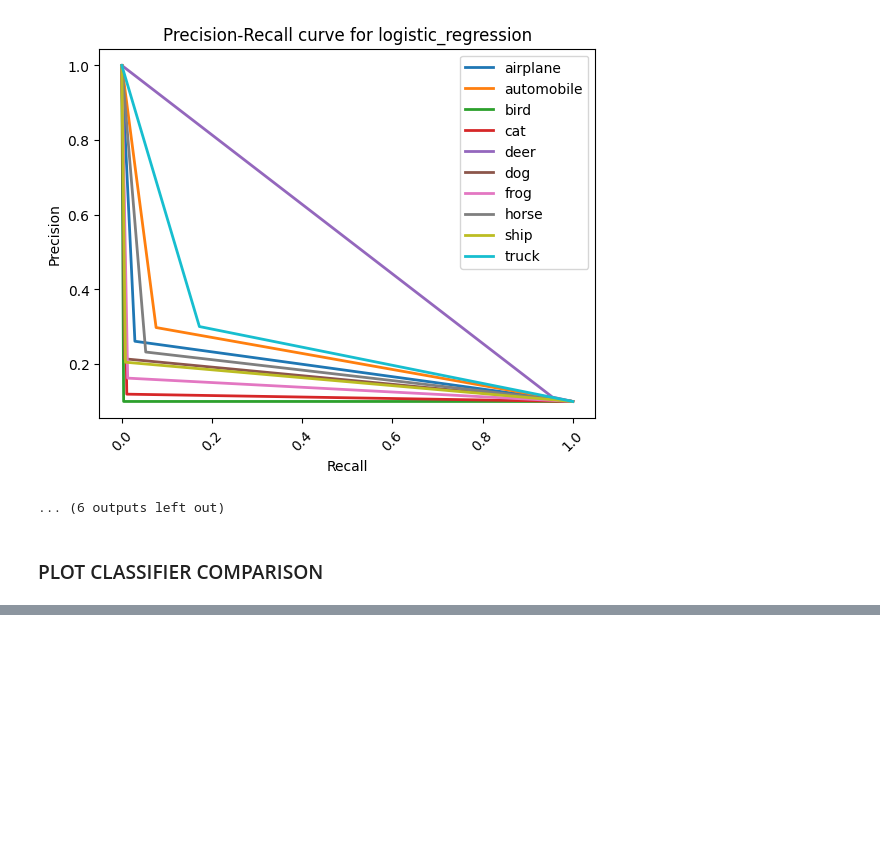
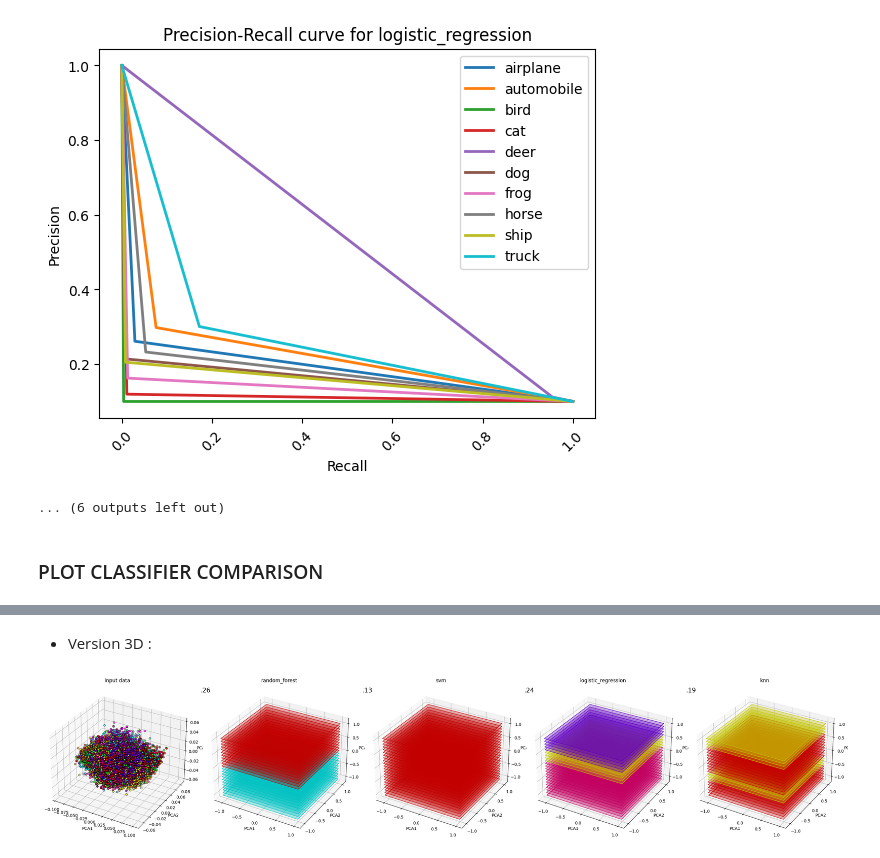
Before and after one commit to nicolas-bock/cifar_mlrf, a Jupyter notebook: notebooks/verif_steps.ipynb, the cells around one changed output, grey strips where cells are left out. Drawn from its saved outputs; the diff is of its cells as text; code cells hidden in the pictures; blank space fills up the shorter version.

```diff
--- a/notebooks/verif_steps.ipynb
+++ b/notebooks/verif_steps.ipynb
@@ -1146,0 +1175,69 @@ plt.show()
+# %% [markdown]
+- Version 3D :
+# %%
+figure = plt.figure(figsize=(27, 9))
+i = 1
+
+X, y = train_data[b'data'], train_data[b'labels']
+X = X.reshape(-1, 32*32*3) / 255.0
+
+X_train, X_test, y_train, y_test = train_test_split(X, y, test_size=0.4, random_state=42)
+
+# PCA with 3 components for 3D plotting
+pca = PCA(n_components=3)
+X_train_pca = pca.fit_transform(X_train)
+X_test_pca = pca.transform(X_test)
+
+# Set up 3D plot
+ax = figure.add_subplot(1, len(models) + 1, i, projection='3d')
+ax.set_title("Input data")
+
+# Colors for 10 classes
+cm_bright = ListedColormap(['#FF0000', '#FFFF00', '#00FF00', '#00FFFF', '#0000FF', '#FF00FF', '#FF7F00', '#7FFF00', '#7F00FF', '#FF007F'])
+
+# Plot training and test points
+scatter = ax.scatter(X_train_pca[:, 0], X_train_pca[:, 1], X_train_pca[:, 2], c=y_train, cmap=cm_bright, edgecolors="k")
+scatter = ax.scatter(X_test_pca[:, 0], X_test_pca[:, 1], X_test_pca[:, 2], c=y_test, cmap=cm_bright, edgecolors="k", alpha=0.6)
+ax.set_xlabel('PCA1')
+ax.set_ylabel('PCA2')
+ax.set_zlabel('PCA3')
+i += 1
+
+for name, model in models.items():
+    ax = figure.add_subplot(1, len(models) + 1, i, projection='3d')
+
+    pipeline.set_params(classifier=model)
+    pipeline.fit(X_train_pca, y_train)
+    score = pipeline.score(X_test_pca, y_test)
+
+    # Create a mesh grid
+    x_min, x_max = X_train_pca[:, 0].min() - 1, X_train_pca[:, 0].max() + 1
+    y_min, y_max = X_train_pca[:, 1].min() - 1, X_train_pca[:, 1].max() + 1
+    z_min, z_max = X_train_pca[:, 2].min() - 1, X_train_pca[:, 2].max() + 1
+
+    xx, yy = np.meshgrid(np.arange(x_min, x_max, 0.1), np.arange(y_min, y_max, 0.1))
+
+    # Predict on the mesh grid
+    Z = np.array([pipeline.predict(np.c_[xx.ravel(), yy.ravel(), np.full(xx.ravel().shape, z)]) for z in np.arange(z_min, z_max, 0.1)])
+
+    # Plot decision boundary
+    for j, z in enumerate(np.arange(z_min, z_max, 0.1)):
+        zz = np.full(xx.shape, z)
+        ax.plot_surface(xx, yy, zz, facecolors=cm_bright(Z[j].reshape(xx.shape)), alpha=0.3, rstride=100, cstride=100)
+
+    # Plot training and test points
+    scatter = ax.scatter(X_train_pca[:, 0], X_train_pca[:, 1], X_train_pca[:, 2], c=y_train, cmap=cm_bright, edgecolors="k")
+    scatter = ax.scatter(X_test_pca[:, 0], X_test_pca[:, 1], X_test_pca[:, 2], c=y_test, cmap=cm_bright, edgecolors="k", alpha=0.6)
+
+    ax.set_xlabel('PCA1')
+    ax.set_ylabel('PCA2')
+    ax.set_zlabel('PCA3')
+    ax.set_title(name)
+    ax.text2D(0.05, 0.95, ("%.2f" % score).lstrip("0"), transform=ax.transAxes, size=15, horizontalalignment="right")
+    i += 1
+
+plt.tight_layout()
+# plt.savefig("../reports/3D_classifier_comparison.png", bbox_inches='tight')
+plt.show()
+# %% [output]
+[figure, added]
```
Also changed, not shown: parts of 11 cells of this notebook, 11 other files.
